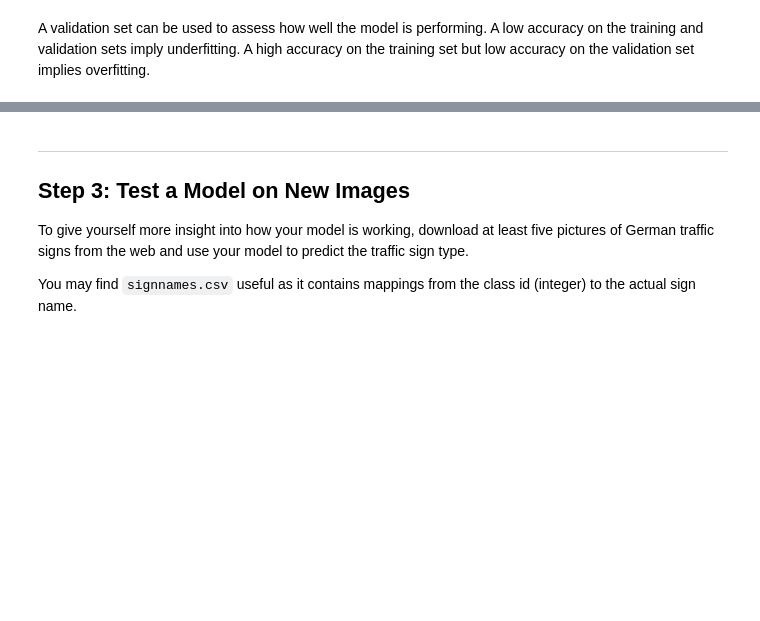
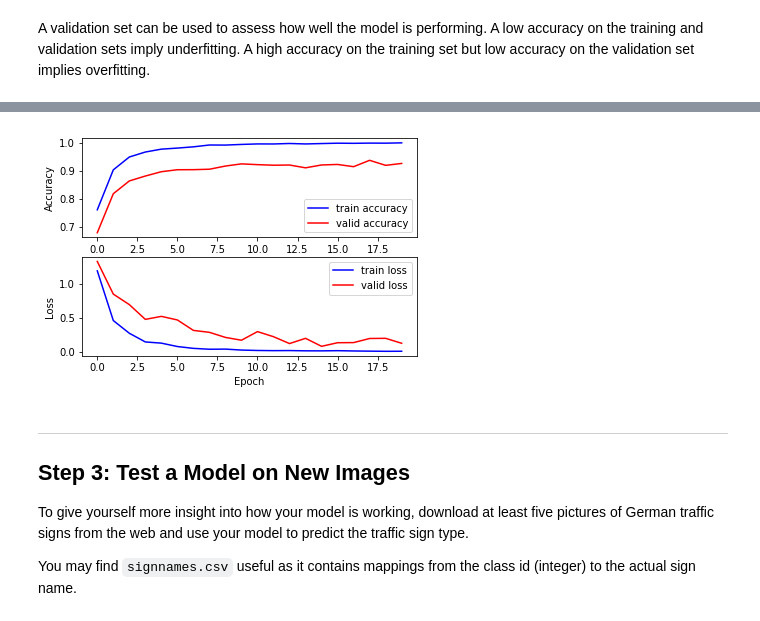
Before and after one commit to neohdy/Udacity, a Jupyter notebook: Traffic_Sign_Classifier.ipynb, the cells around one changed output, grey strips where cells are left out. Cells and saved outputs as stored; diff of their text form; code cells hidden in the pictures; blank space fills up the shorter version.

```diff
--- a/Traffic_Sign_Classifier.ipynb
+++ b/Traffic_Sign_Classifier.ipynb
@@ -275,8 +438,16 @@ y = tf.placeholder(tf.int32, (None))
 one_hot_y = tf.one_hot(y, 43)
 # %%
-rate = 0.01
+### When the learning rate is large, the performance of this model will decrease dramatly.
+### For example, if the rate is 0.01, then the accuracy will decrease to about 0.050 with a very low fitting speed
 
-logits = LeNet(x)
+rate = 0.001
+
+### first method of LeNet
+# logits = LeNet(x)
+
+### second method of LeNet_new
+logits=LeNet_new(x)
+
 cross_entropy = tf.nn.softmax_cross_entropy_with_logits(labels=one_hot_y, logits=logits)
 loss_operation = tf.reduce_mean(cross_entropy)
 optimizer = tf.train.AdamOptimizer(learning_rate = rate)
@@ -292,8 +463,15 @@ def evaluate(X_data, y_data):
     sess = tf.get_default_session()
     for offset in range(0, num_examples, BATCH_SIZE):
         batch_x, batch_y = X_data[offset:offset+BATCH_SIZE], y_data[offset:offset+BATCH_SIZE]
-        accuracy = sess.run(accuracy_operation, feed_dict={x: batch_x, y: batch_y})
+
+        accuracy = sess.run(accuracy_operation, feed_dict={x: batch_x, y: batch_y,keep_prob:1.0})# with dropout
+#         accuracy = sess.run(accuracy_operation, feed_dict={x: batch_x, y: batch_y})
+
         total_accuracy += (accuracy * len(batch_x))
-    return total_accuracy / num_examples
+
+        loss=sess.run(loss_operation,feed_dict={x: batch_x, y: batch_y,keep_prob:1.0}) # with dropout
+#         loss=sess.run(loss_operation,feed_dict={x: batch_x, y: batch_y})
+
+    return (total_accuracy / num_examples,loss)
 # %%
 from sklearn.utils import shuffle
@@ -338,5 +527,27 @@ Training Accuracy = 0.053, Validation Accuracy = 0.048
 
 Model saved
+# %%
+### plot the accuracy and loss of the train data and validation data
+
+accuracy_hist=np.transpose(np.array(accucray_history))
+loss_hist=np.transpose(np.array(loss_history))
+plt.subplot(2,1,1)
+plt.plot(accuracy_hist[0],'b',label='train accuracy')
+plt.plot(accuracy_hist[1],'r',label='valid accuracy')
+plt.xlabel('Epoch')
+plt.ylabel('Accuracy')
+plt.legend(loc=4)
+
+plt.subplot(2,1,2)
+plt.plot(loss_hist[0],'b',label='train loss')
+plt.plot(loss_hist[1],'r',label='valid loss')
+plt.xlabel('Epoch')
+plt.ylabel('Loss')
+plt.legend()
+
+plt.savefig('Accuracy_LeNetnew_normalized_20ep.jpg')
+# %% [output]
+[figure, added]
 # %% [markdown]
 ---
 
```
Also changed, not shown: parts of 25 cells of this notebook, 1 other file.
